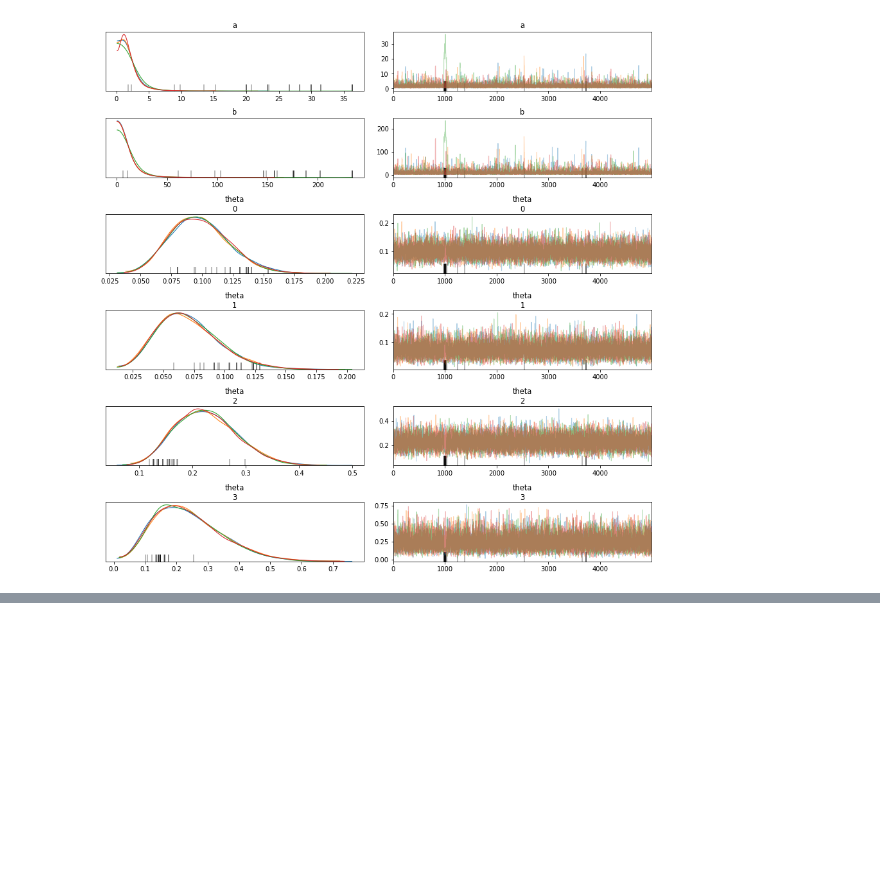
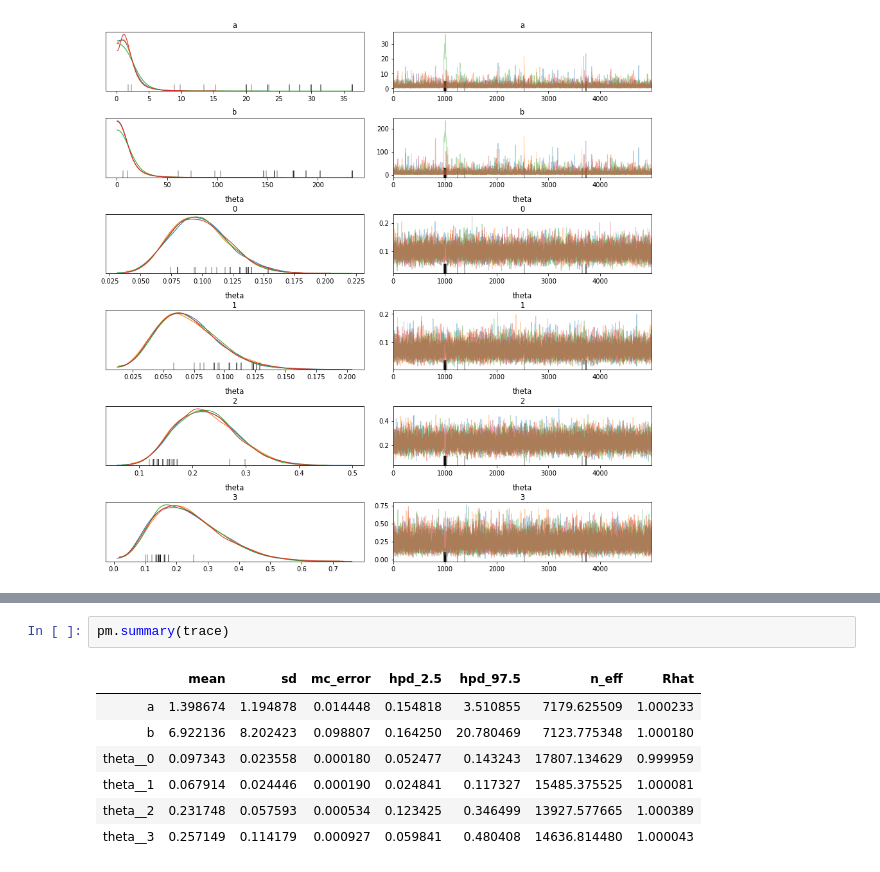
Before and after one commit to ibuder/hierarchical_regional, a Jupyter notebook: 2020-03-19_bayesian.ipynb, the cells around one changed output, grey strips where cells are left out. Drawn from its saved outputs; the diff is of its cells as text; blank space fills up the shorter version.

```diff
--- a/2020-03-19_bayesian.ipynb
+++ b/2020-03-19_bayesian.ipynb
@@ -79,0 +152,10 @@ array([[<matplotlib.axes._subplots.AxesSubplot object at 0x...>,
+# %%
+pm.summary(trace)
+# %% [output]
+|  | mean | sd | mc_error | hpd_2.5 | hpd_97.5 | n_eff | Rhat |
+| a | 1.398674 | 1.194878 | 0.014448 | 0.154818 | 3.510855 | 7179.625509 | 1.000233 |
+| b | 6.922136 | 8.202423 | 0.098807 | 0.164250 | 20.780469 | 7123.775348 | 1.000180 |
+| theta__0 | 0.097343 | 0.023558 | 0.000180 | 0.052477 | 0.143243 | 17807.134629 | 0.999959 |
+| theta__1 | 0.067914 | 0.024446 | 0.000190 | 0.024841 | 0.117327 | 15485.375525 | 1.000081 |
+| theta__2 | 0.231748 | 0.057593 | 0.000534 | 0.123425 | 0.346499 | 13927.577665 | 1.000389 |
+| theta__3 | 0.257149 | 0.114179 | 0.000927 | 0.059841 | 0.480408 | 14636.814480 | 1.000043 |
```
Also changed, not shown: parts of 9 cells of this notebook.
